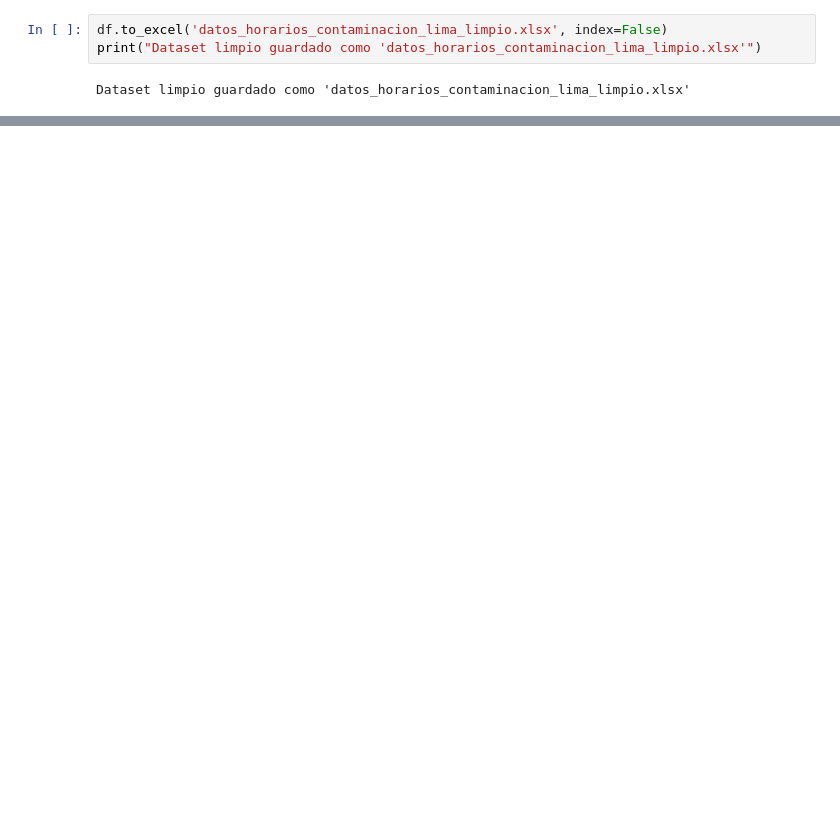
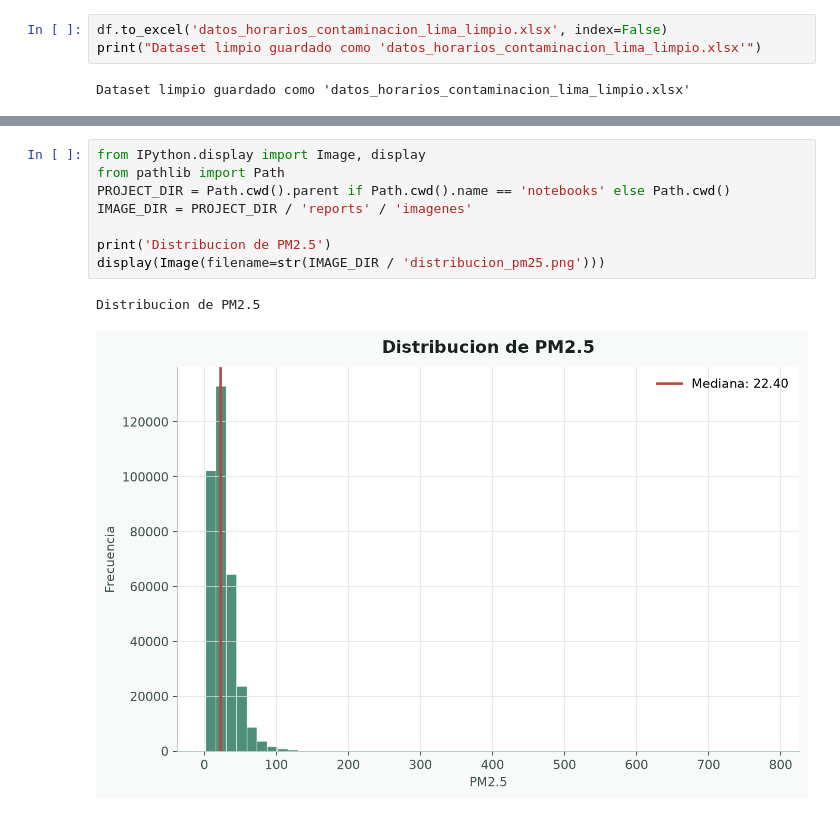
Before and after one commit to vgJulio/prediccion-pm25-lima, a Jupyter notebook: notebooks/01_Limpieza_Datos.ipynb, the cells around one changed output, grey strips where cells are left out. Drawn from its saved outputs; the diff is of its cells as text; blank space fills up the shorter version.

```diff
--- a/notebooks/01_Limpieza_Datos.ipynb
+++ b/notebooks/01_Limpieza_Datos.ipynb
@@ -237,0 +284,11 @@ Dataset limpio guardado como 'datos_horarios_contaminacion_lima_limpio.xlsx'
+# %%
+from IPython.display import Image, display
+from pathlib import Path
+PROJECT_DIR = Path.cwd().parent if Path.cwd().name == 'notebooks' else Path.cwd()
+IMAGE_DIR = PROJECT_DIR / 'reports' / 'imagenes'
+
+print('Distribucion de PM2.5')
+display(Image(filename=str(IMAGE_DIR / 'distribucion_pm25.png')))
+# %% [output]
+Distribucion de PM2.5
+[figure, added]
```
Also changed, not shown: parts of 17 cells of this notebook, 12 other files.
